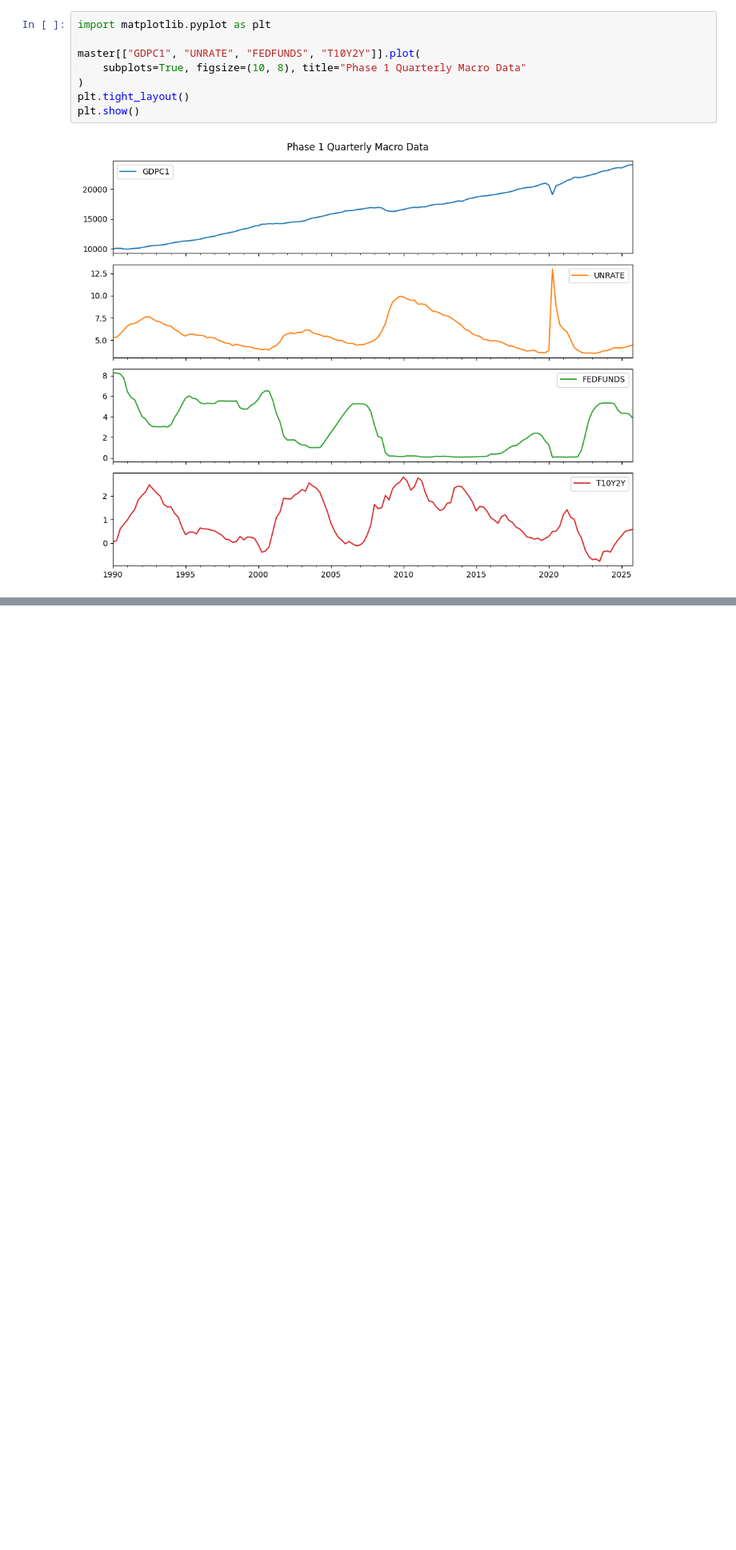
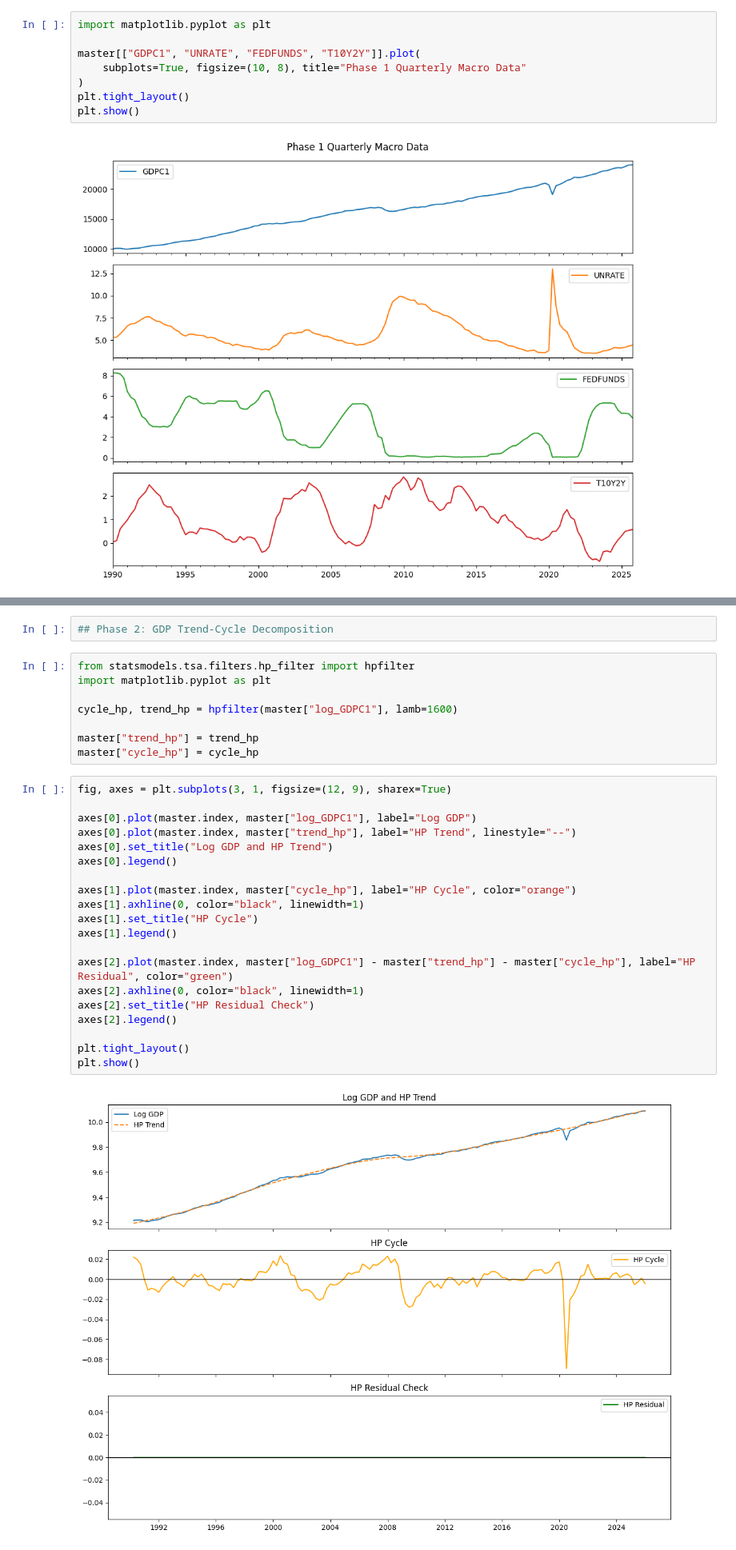
Before and after one commit to bao2001/group4-gdp, a Jupyter notebook: notebooks/group4_gdp.ipynb, the cells around one changed output, grey strips where cells are left out. Shown at 80% size. Drawn from its saved outputs; the diff is of its cells as text; blank space fills up the shorter version.

```diff
--- a/notebooks/group4_gdp.ipynb
+++ b/notebooks/group4_gdp.ipynb
@@ -136,0 +144,32 @@ master.head()
+# %%
+## Phase 2: GDP Trend-Cycle Decomposition
+# %%
+from statsmodels.tsa.filters.hp_filter import hpfilter
+import matplotlib.pyplot as plt
+
+cycle_hp, trend_hp = hpfilter(master["log_GDPC1"], lamb=1600)
+
+master["trend_hp"] = trend_hp
+master["cycle_hp"] = cycle_hp
+# %%
+fig, axes = plt.subplots(3, 1, figsize=(12, 9), sharex=True)
+
+axes[0].plot(master.index, master["log_GDPC1"], label="Log GDP")
+axes[0].plot(master.index, master["trend_hp"], label="HP Trend", linestyle="--")
+axes[0].set_title("Log GDP and HP Trend")
+axes[0].legend()
+
+axes[1].plot(master.index, master["cycle_hp"], label="HP Cycle", color="orange")
+axes[1].axhline(0, color="black", linewidth=1)
+axes[1].set_title("HP Cycle")
+axes[1].legend()
+
+axes[2].plot(master.index, master["log_GDPC1"] - master["trend_hp"] - master["cycle_hp"], label="HP Residual", color="green")
+axes[2].axhline(0, color="black", linewidth=1)
+axes[2].set_title("HP Residual Check")
+axes[2].legend()
+
+plt.tight_layout()
+plt.show()
+# %% [output]
+[figure, added]
```
Also changed, not shown: parts of 18 cells of this notebook.
